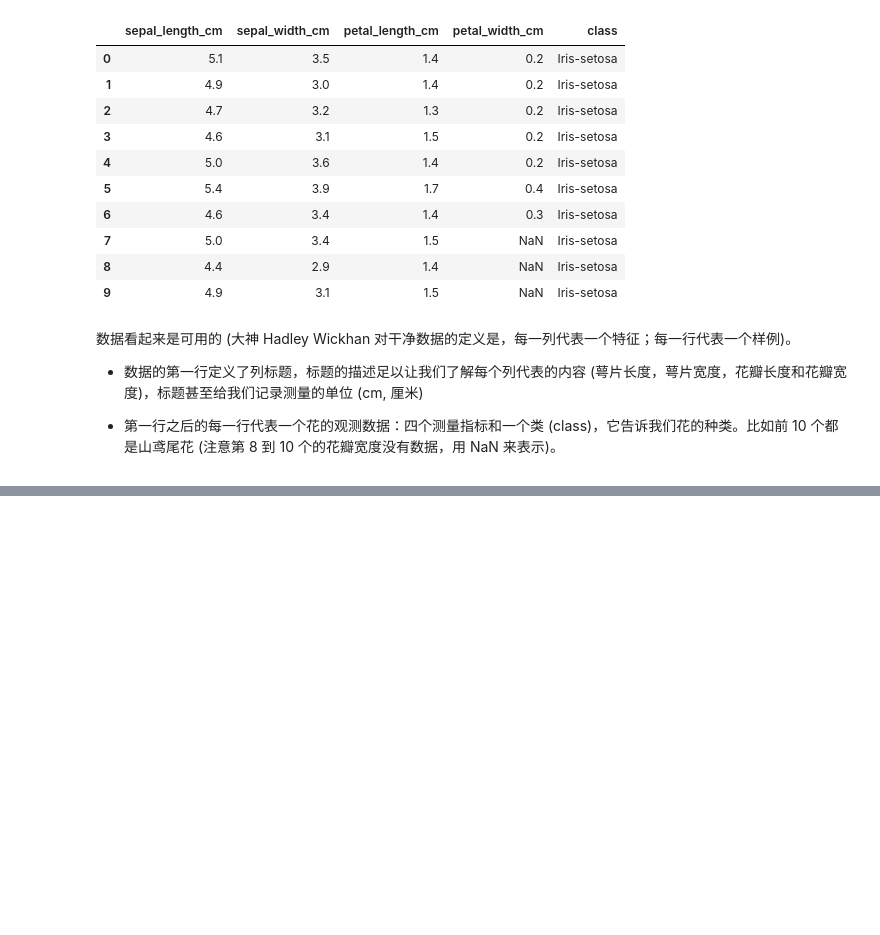
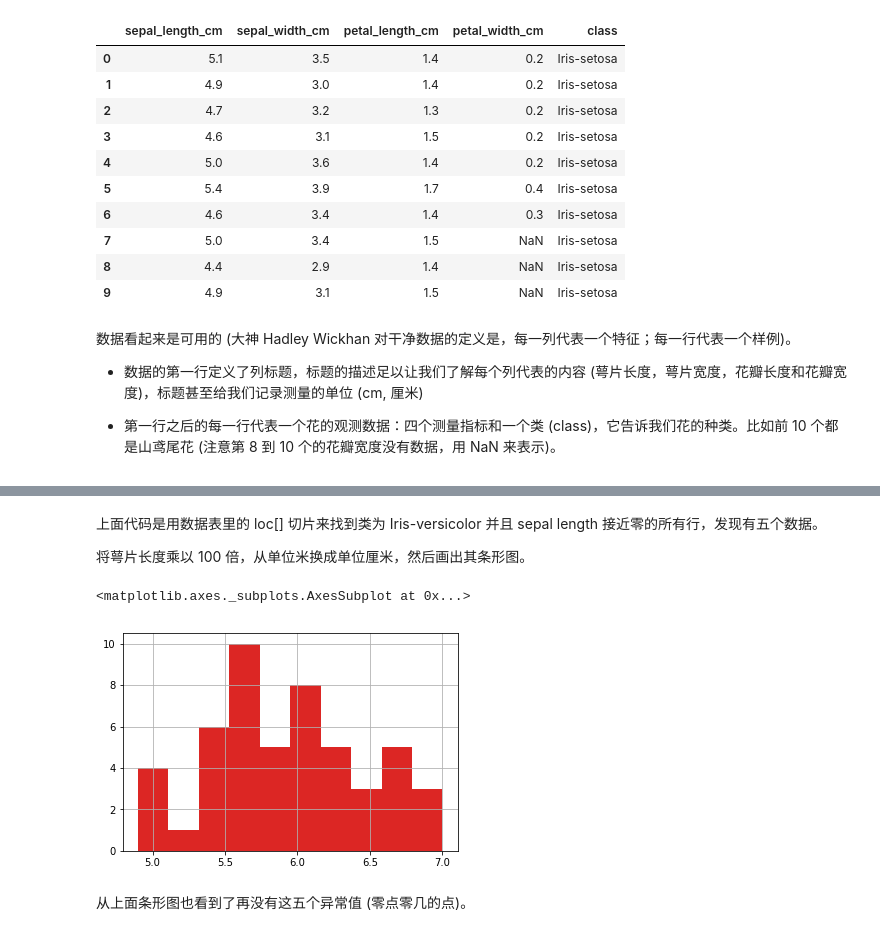
Before and after one commit to ybsdegit/Life_Process_Study, a Jupyter notebook: StudyPacticePython/Base_Python/python入门/Python 系列 6 - Seaborn.ipynb, the cells around one changed output, grey strips where cells are left out. Drawn from its saved outputs; the diff is of its cells as text; code cells hidden in the pictures; blank space fills up the shorter version.

```diff
--- a/StudyPacticePython/Base_Python/python入门/Python 系列 6 - Seaborn.ipynb
+++ b/StudyPacticePython/Base_Python/python入门/Python 系列 6 - Seaborn.ipynb
@@ -98,0 +231,3 @@ iris_data.head(10)
+# %%
+cond = (iris_data['class'] == 'Iris-versicolor') & (iris_data['sepal_length_cm'] < 1.0)
+iris_data.loc[cond]
@@ -98,0 +241,14 @@ iris_data.head(10)
+# %% [markdown]
+上面代码是用数据表里的 loc[] 切片来找到类为 Iris-versicolor 并且 sepal length 接近零的所有行，发现有五个数据。
+
+将萼片长度乘以 100 倍，从单位米换成单位厘米，然后画出其条形图。
+# %%
+iris_data.loc[cond, 'sepal_length_cm'] *= 100.0
+
+iris_data.loc[iris_data['class'] == 'Iris-versicolor',
+             'sepal_length_cm'].hist()
+# %% [output]
+<matplotlib.axes._subplots.AxesSubplot at 0x...>
+[figure, added]
+# %% [markdown]
+从上面条形图也看到了再没有这五个异常值  (零点零几的点)。
```
Also changed, not shown: parts of 79 cells of this notebook, 15 other files.
